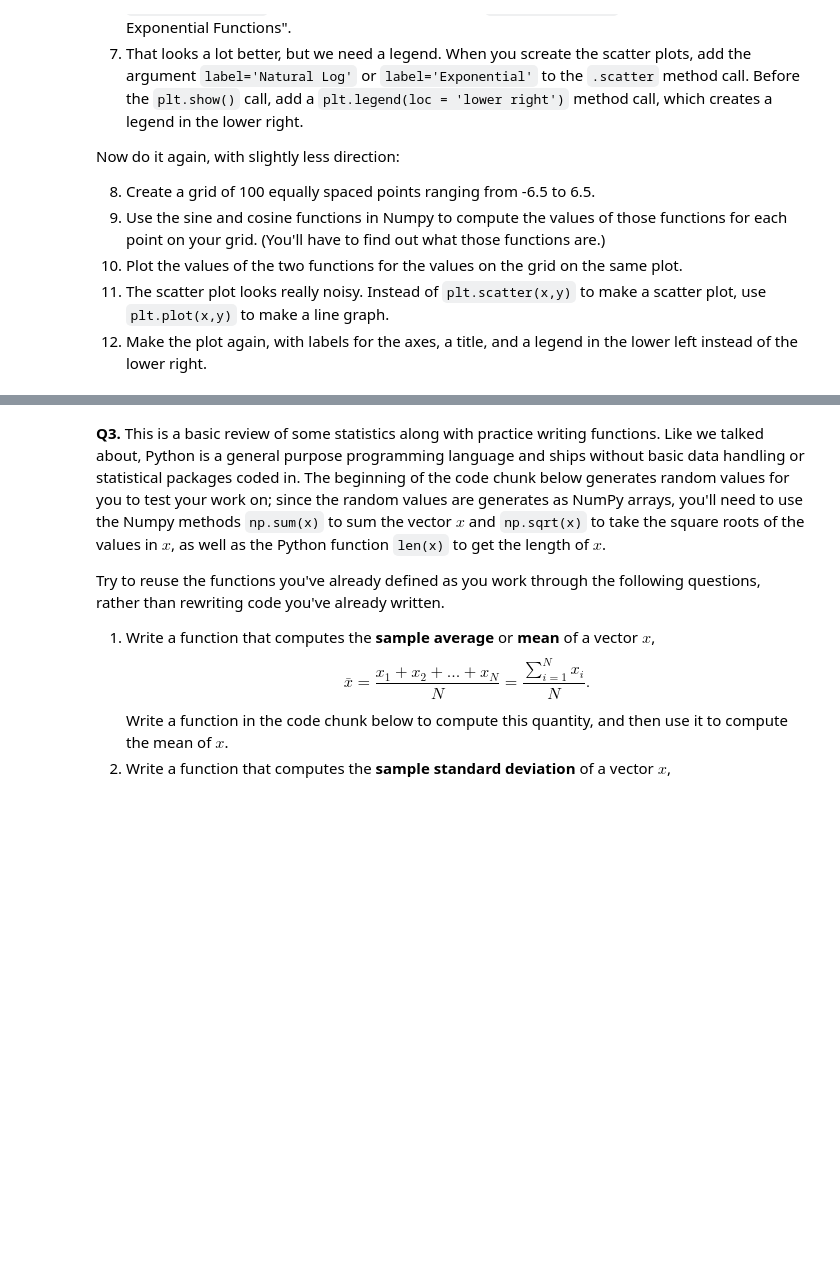
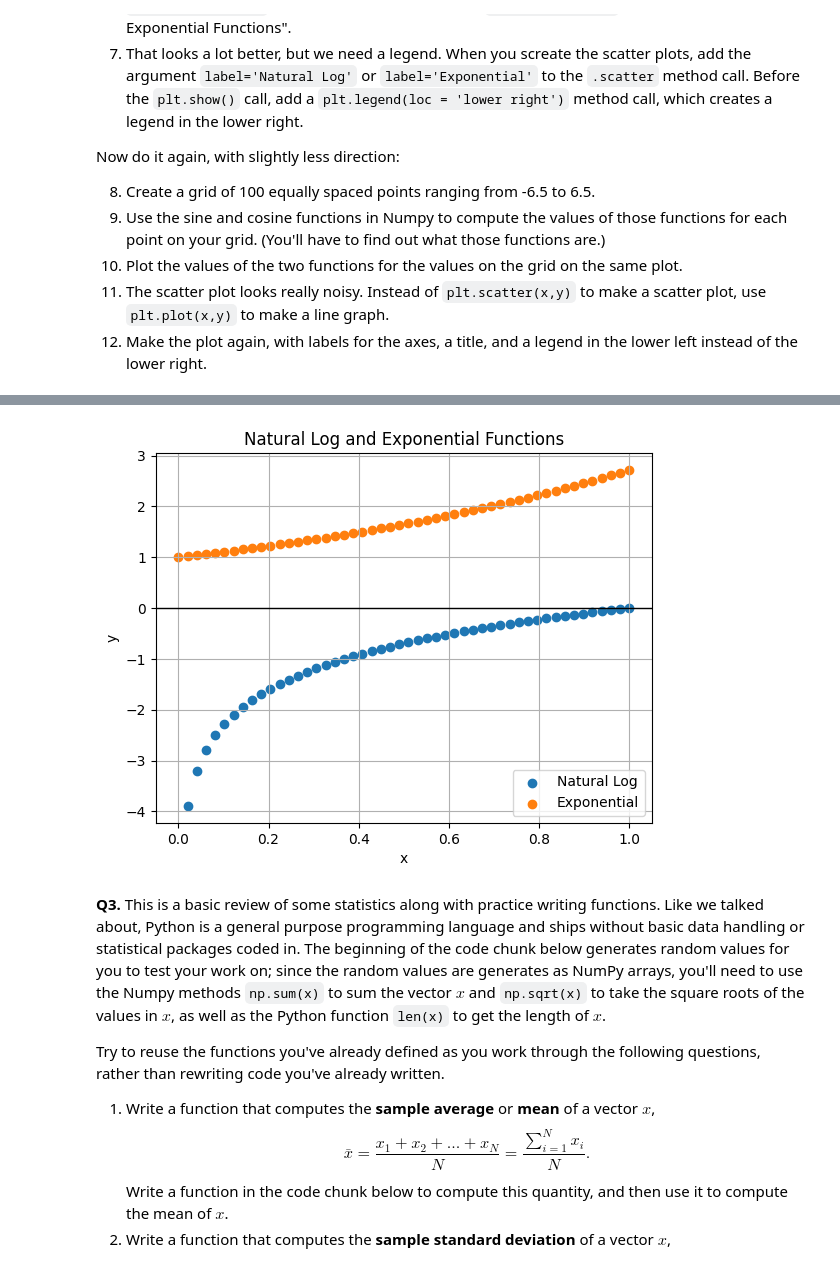
Before and after one commit to conorgibbons147/programming, a Jupyter notebook: assignment/assignment_programming.ipynb, the cells around one changed output, grey strips where cells are left out. Cells and saved outputs as stored; diff of their text form; code cells hidden in the pictures; blank space fills up the shorter version.

```diff
--- a/assignment/assignment_programming.ipynb
+++ b/assignment/assignment_programming.ipynb
@@ -38,3 +53,21 @@ import matplotlib.pyplot as plt
+# %%
+import numpy as np
+import matplotlib.pyplot as plt
+
+x = np.linspace(0, 1.0, num=50)
+y = np.log(x)
+z = np.exp(x)
+plt.scatter(x,y, label='Natural Log')
+plt.scatter(x, z, label='Exponential')
+plt.xlabel('x')
+plt.ylabel('y')
+plt.title('Natural Log and Exponential Functions')
+plt.legend(loc='lower right')
+plt.grid()
+plt.axhline(0, color='black', linewidth=1)
+plt.show()
+# %% [output]
+[figure, added]
 # %% [markdown]
 **Q3.** This is a basic review of some statistics along with practice writing functions. Like we talked about, Python is a general purpose programming language and ships without basic data handling or statistical packages coded in. The beginning of the code chunk below generates random values for you to test your work on; since the random values are generates as NumPy arrays, you'll need to use the Numpy methods `np.sum(x)` to sum the vector $x$ and `np.sqrt(x)` to take the square roots of the values in $x$, as well as the Python function `len(x)` to get the length of $x$.
 
```
Also changed, not shown: parts of 1 cell of this notebook.
